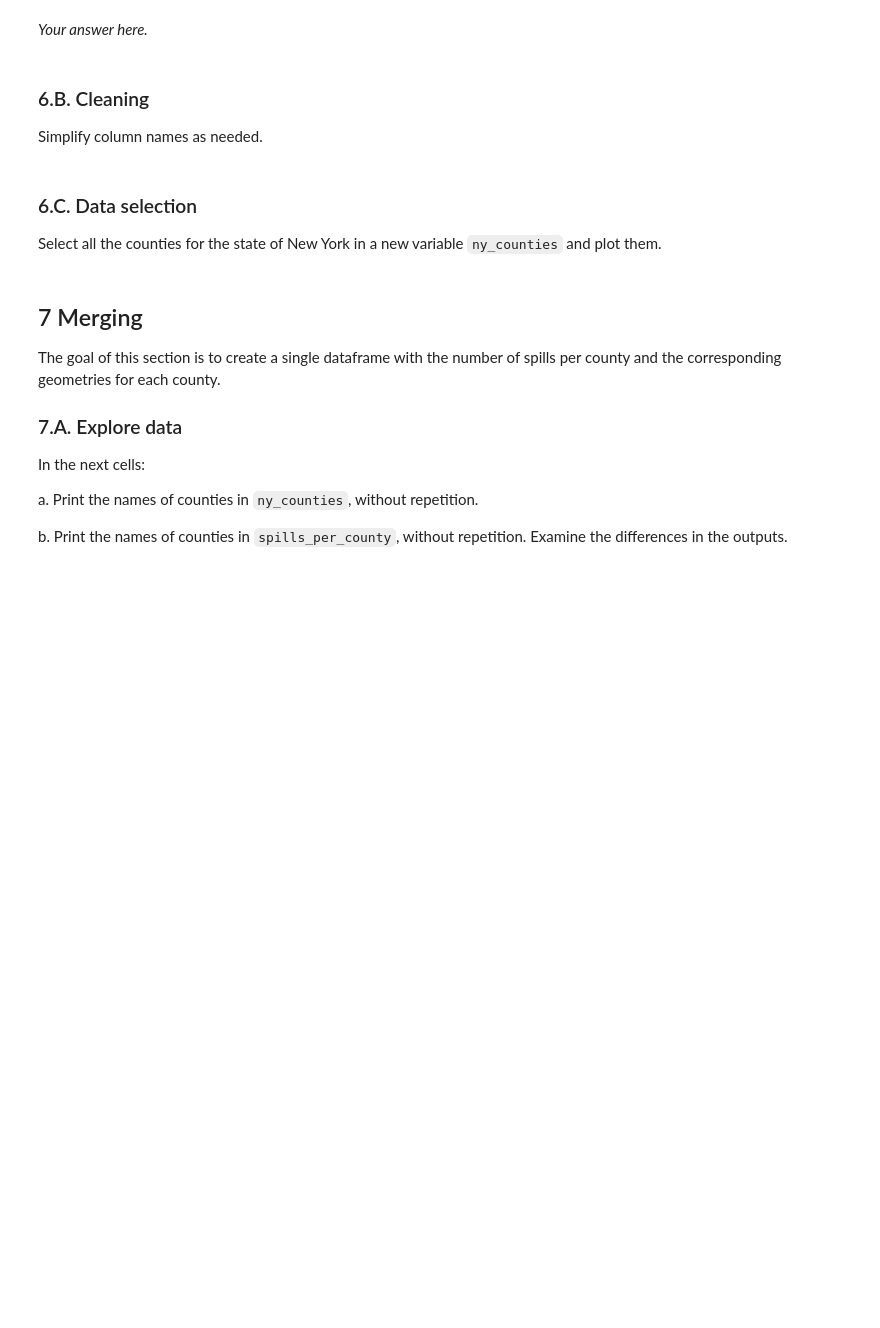
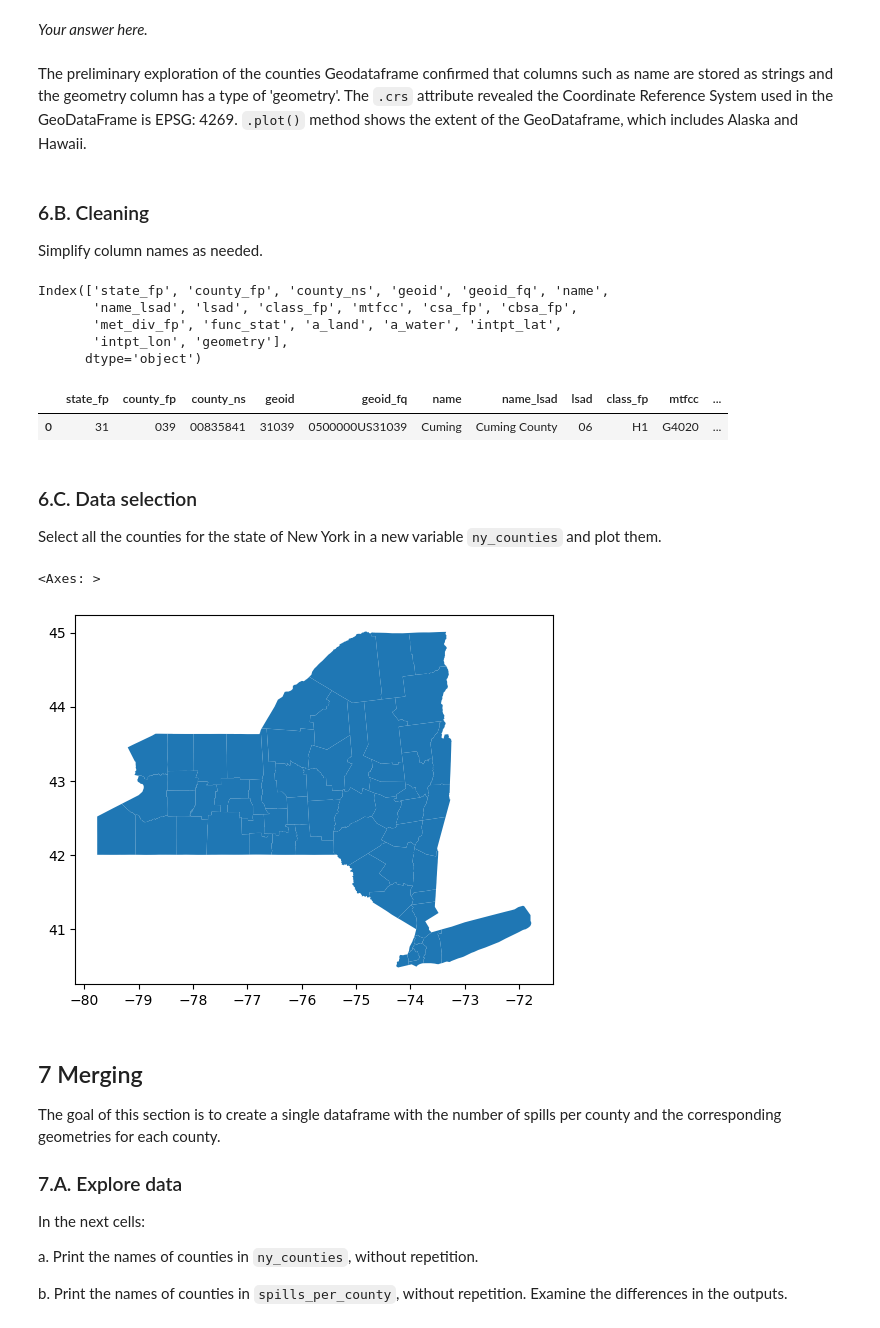
Before and after one commit to ZoeZhouJ/eds220-hwk3, a Jupyter notebook: hwk3-task2-oil-spills.ipynb, the cells around one changed output. Drawn from its saved outputs; the diff is of its cells as text; code cells hidden in the pictures; blank space fills up the shorter version.

```diff
--- a/hwk3-task2-oil-spills.ipynb
+++ b/hwk3-task2-oil-spills.ipynb
@@ -355,6 +400,8 @@ You can add any other cells of preliminary data exploration.
 f. Use the next markdown cell to explain what information you obtained from the preliminary exploration. Use complete sentences.
 # %% [markdown]
 *Your answer here.*
+# %% [markdown]
+The preliminary exploration of the counties Geodataframe confirmed that columns such as name are stored as strings and the geometry column has a type of 'geometry'. The `.crs` attribute revealed the Coordinate Reference System used in the GeoDataFrame is EPSG: 4269. `.plot()` method shows the extent of the GeoDataframe, which includes Alaska and Hawaii.
 # %% [markdown]
 <!-- END QUESTION -->
 
@@ -366,3 +411,21 @@ Simplify column names as needed.
+# %%
+# Check column names
+counties.columns
+# %% [output]
+Index(['state_fp', 'county_fp', 'county_ns', 'geoid', 'geoid_fq', 'name',
+       'name_lsad', 'lsad', 'class_fp', 'mtfcc', 'csa_fp', 'cbsa_fp',
+       'met_div_fp', 'func_stat', 'a_land', 'a_water', 'intpt_lat',
+       'intpt_lon', 'geometry'],
+      dtype='object')
+# %%
+# Clean column names
+counties.columns = ['state_fp', 'county_fp', 'county_ns', 'geoid', 'geoid_fq', 'name',
+       'name_lsad', 'lsad', 'class_fp', 'mtfcc', 'csa_fp', 'cbsa_fp', 'met_div_fp',
+       'func_stat', 'a_land', 'a_water', 'intpt_lat', 'intpt_lon', 'geometry']
+counties.head(1)
+# %% [output]
+|  | state_fp | county_fp | county_ns | geoid | geoid_fq | name | name_lsad | lsad | class_fp | mtfcc | ... |
+| 0 | 31 | 039 | 00835841 | 31039 | 0500000US31039 | Cuming | Cuming County | 06 | H1 | G4020 | ... |
 # %% [markdown]
 ### 6.C. Data selection
 
@@ -372,3 +433,10 @@ Select all the counties for the state of New York in a new variable `ny_counties
+# %%
+# Select counties in New York state by u state_fp
+ny_counties = counties[counties['state_fp'] == '36']
+ny_counties.plot()
+# %% [output]
+<Axes: >
+[figure, added]
 # %% [markdown]
 ## 7 Merging
 
```
Also changed, not shown: parts of 11 cells of this notebook.
